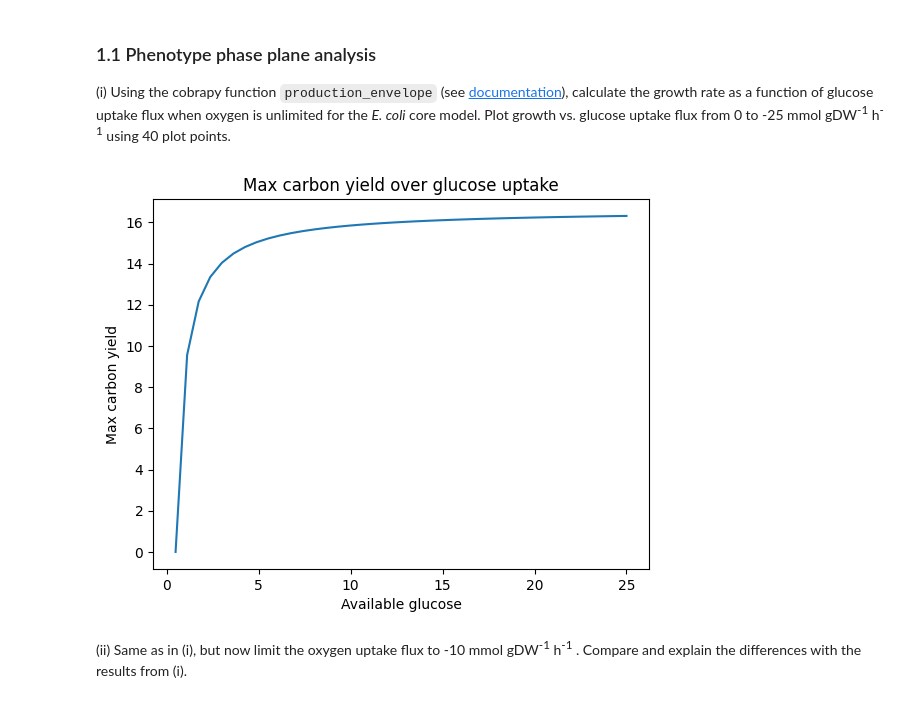
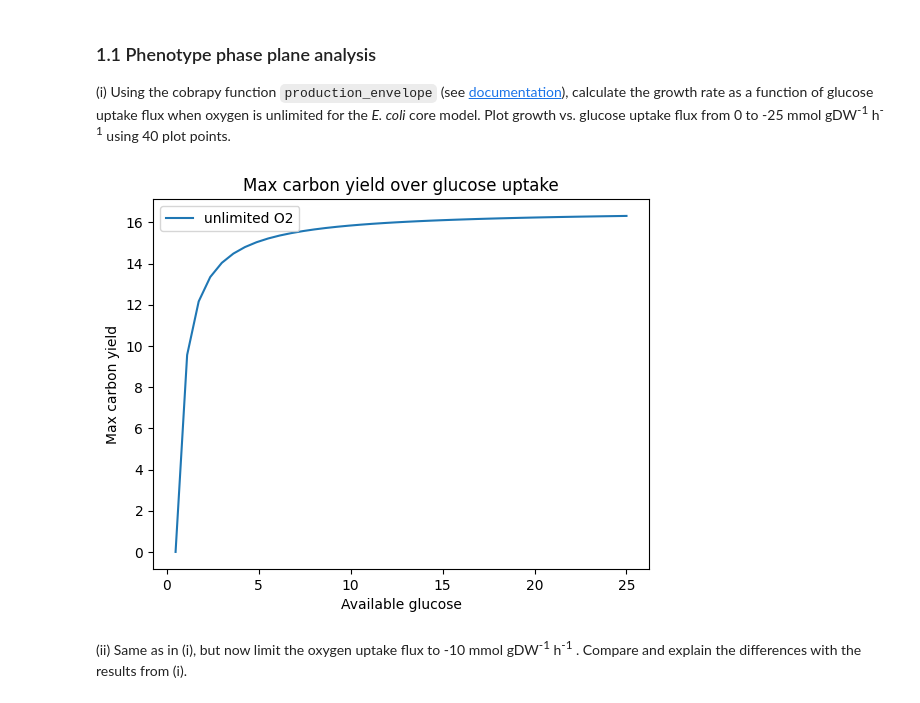
Before and after one commit to mkl061/TBT4165, a Jupyter notebook: project4/project_4.ipynb, the cells around one changed output. Drawn from its saved outputs; the diff is of its cells as text; code cells hidden in the pictures.

```diff
--- a/project4/project_4.ipynb
+++ b/project4/project_4.ipynb
@@ -19,39 +19,32 @@ ecoli_model = read_sbml_model("ecoli_core_model.xml")
 
 def foo(model, o2_lower_bound, o2_upper_bound,
         carbon_source, carbon_source_lower_bound,
-        carbon_source_upper_bound):
+        carbon_source_upper_bound, no_glucose=False):
     local_model = model.copy()
     local_model.reactions.get_by_id("EX_o2_e").lower_bound = o2_lower_bound
     local_model.reactions.get_by_id("EX_o2_e").upper_bound = o2_upper_bound
-    local_model.reactions.get_by_id(carbon_source).lower_bound = carbon_source_lower_bound
-    local_model.reactions.get_by_id(carbon_source).upper_bound = carbon_source_upper_bound
+    local_model \
+        .reactions.get_by_id(carbon_source).lower_bound = carbon_source_lower_bound
+    local_model \
+        .reactions.get_by_id(carbon_source).upper_bound = carbon_source_upper_bound
+    # I think that glucose is available by default. Change that:
+    if (no_glucose):
+        local_model.reactions.get_by_id("EX_glc__D_e").lower_bound = 0
+
     local_model.optimize()
 
-    prod_env = production_envelope(local_model, [carbon_source], carbon_sources=carbon_source, points=40)
+    prod_env = production_envelope(local_model, [carbon_source],
+                                   carbon_sources=carbon_source, points=40)
     prod_env[str(carbon_source)+".transformed"] =  -1*prod_env[carbon_source]
 
     name_dict = {"EX_glc__D_e" : "glucose",
                  "EX_succ_e" : "succinate"}
 
-    chart = sns.lineplot(prod_env, x=(str(carbon_source)+".transformed"), y="carbon_yield_maximum")
-    chart.set_title(f"Max carbon yield over {name_dict[carbon_source]} uptake")
-    chart.set_xlabel(f"Available {name_dict[carbon_source]}")
-    chart.set_ylabel("Max carbon yield")
-    plt.show()
-    #return chart
-
-
-
-# ecoli_model.reactions.get_by_id("EX_o2_e").lower_bound = -1000
-# ecoli_model.reactions.get_by_id("EX_glc__D_e").upper_bound = 0
-# ecoli_model.reactions.get_by_id("EX_glc__D_e").lower_bound = -25
+    chart = plt.plot(prod_env[(str(carbon_source)+".transformed")], prod_env["carbon_yield_maximum"], )
+    return chart
 # %% [markdown]
 
 
 ### 1.1 Phenotype phase plane analysis
 
 (i) Using the cobrapy function `production_envelope` (see [documentation](https://cobrapy.readthedocs.io/en/latest/phenotype_phase_plane.html)), calculate the growth rate as a function of glucose uptake flux when oxygen is unlimited for the *E. coli* core model. Plot growth vs. glucose uptake flux from 0 to -25 mmol gDW<sup>-1</sup> h<sup>-1</sup> using 40 plot points.
-# %%
-foo(ecoli_model, -1000, 0, "EX_glc__D_e", -25, 0)
-# %% [output]
-[figure, removed]
@@ -78,2 +51,14 @@ prod_env = production_envelope(ecoli_model, ["EX_glc__D_e"], carbon_sources="EX_
+# %%
+fig, ax = plt.subplots()
+high_O2 = foo(ecoli_model, -1000, 0, "EX_glc__D_e", -25, 0)
+ax.set_title(f"Max carbon yield over glucose uptake")
+ax.set_xlabel(f"Available glucose")
+ax.set_ylabel("Max carbon yield")
+plt.legend(
+    ["unlimited O2",
+    "max 10 mmol gDW\u207B\u00B9h\u207B\u00B9 O2"])
+plt.show()
+# %% [output]
+[figure, added]
 # %% [markdown]
 (ii) Same as in (i), but now limit the oxygen uptake flux to -10 mmol gDW<sup>-1</sup> h<sup>-1</sup> . Compare and explain the differences with the results from (i).
```
Also changed, not shown: parts of 16 cells of this notebook, 1 other file.
